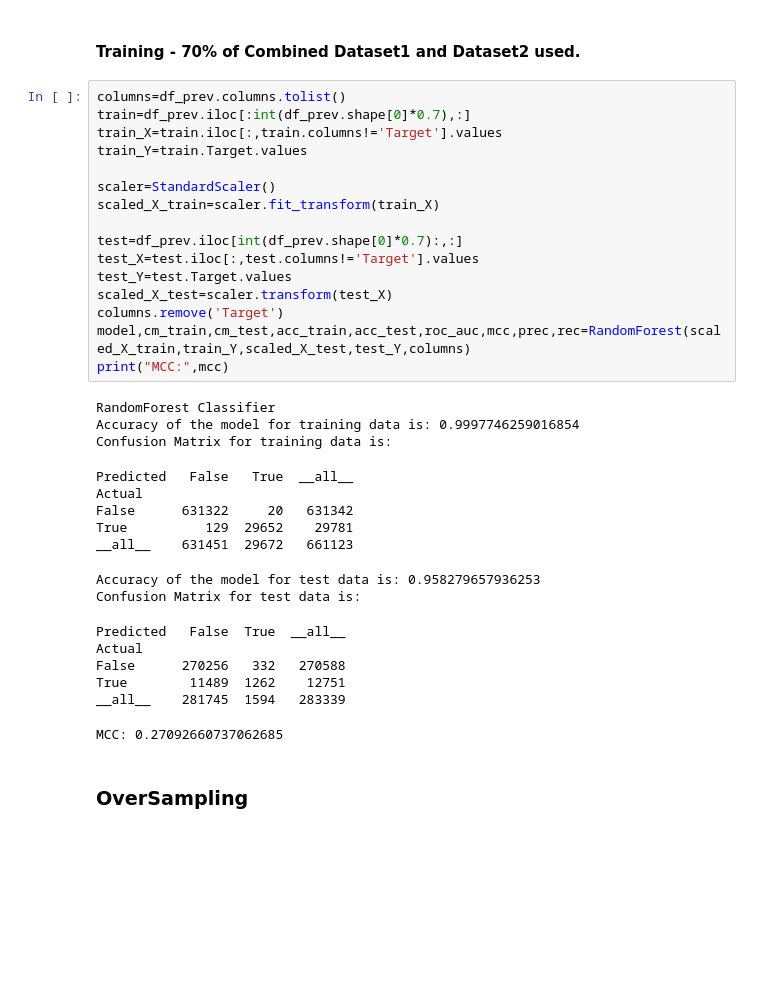
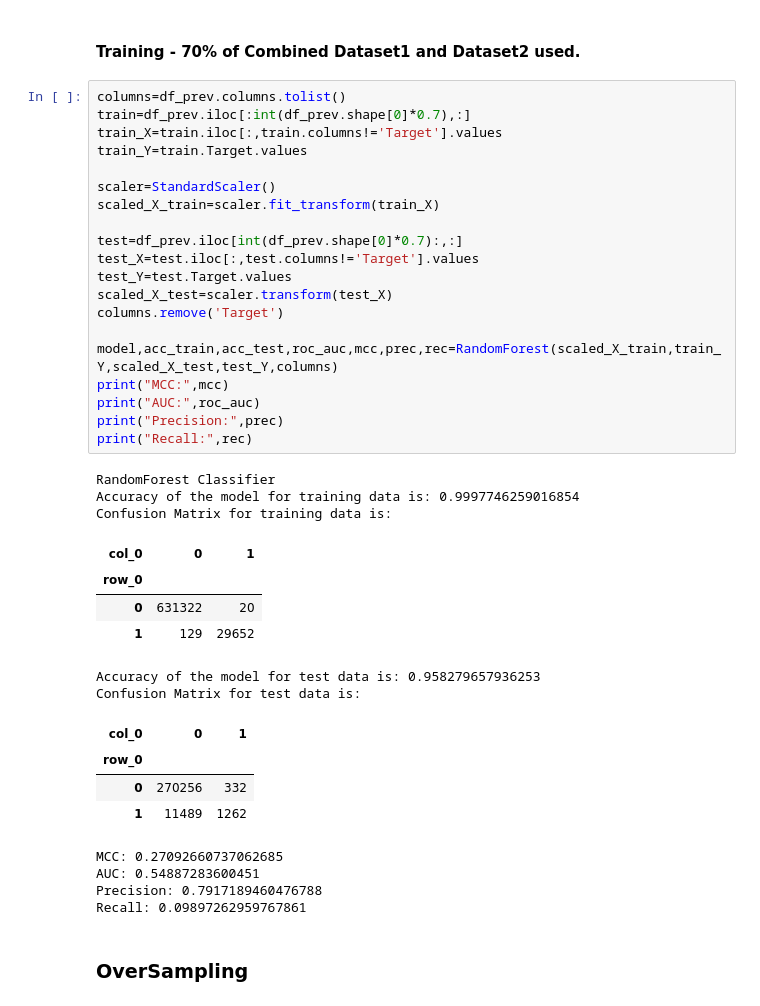
Before and after one commit to darshan-b/Reputation, a Jupyter notebook: Combined/Building_dataset_with_previously_used_features_OverSampling_and_NoSampling.ipynb, the cells around one changed output. Cells and saved outputs as stored; diff of their text form; blank space fills up the shorter version.

```diff
--- a/Combined/Building_dataset_with_previously_used_features_OverSampling_and_NoSampling.ipynb
+++ b/Combined/Building_dataset_with_previously_used_features_OverSampling_and_NoSampling.ipynb
@@ -306,36 +329,41 @@ MCC: 0.2717910860314553
 # %%
 columns=df_prev.columns.tolist()
 train=df_prev.iloc[:int(df_prev.shape[0]*0.7),:]
 train_X=train.iloc[:,train.columns!='Target'].values
 train_Y=train.Target.values
 
 scaler=StandardScaler()
 scaled_X_train=scaler.fit_transform(train_X)
 
 test=df_prev.iloc[int(df_prev.shape[0]*0.7):,:]
 test_X=test.iloc[:,test.columns!='Target'].values
 test_Y=test.Target.values
 scaled_X_test=scaler.transform(test_X)
 columns.remove('Target')
-model,cm_train,cm_test,acc_train,acc_test,roc_auc,mcc,prec,rec=RandomForest(scaled_X_train,train_Y,scaled_X_test,test_Y,columns)
+
+model,acc_train,acc_test,roc_auc,mcc,prec,rec=RandomForest(scaled_X_train,train_Y,scaled_X_test,test_Y,columns)
 print("MCC:",mcc)
+print("AUC:",roc_auc)
+print("Precision:",prec)
+print("Recall:",rec)
 # %% [output]
 RandomForest Classifier
 Accuracy of the model for training data is: 0.9997746259016854
 Confusion Matrix for training data is:
+| col_0 | 0 | 1 |
+| row_0 |  |  |
+| 0 | 631322 | 20 |
+| 1 | 129 | 29652 |
-Predicted   False   True  __all__
-Actual
-False      631322     20   631342
-True          129  29652    29781
-__all__    631451  29672   661123
+Accuracy of the model for test data is: 0.958279657936253
+Confusion Matrix for test data is:
+| col_0 | 0 | 1 |
+| row_0 |  |  |
+| 0 | 270256 | 332 |
+| 1 | 11489 | 1262 |
-Accuracy of the model for test data is: 0.958279657936253
-Confusion Matrix for test data is:
+MCC: 0.27092660737062685
+AUC: 0.54887283600451
+Precision: 0.7917189460476788
+Recall: 0.09897262959767861
-Predicted   False  True  __all__
-Actual
-False      270256   332   270588
-True        11489  1262    12751
-__all__    281745  1594   283339
-MCC: 0.27092660737062685
 # %% [markdown]
 ### OverSampling
 # %% [markdown]
```
Also changed, not shown: parts of 12 cells of this notebook.
